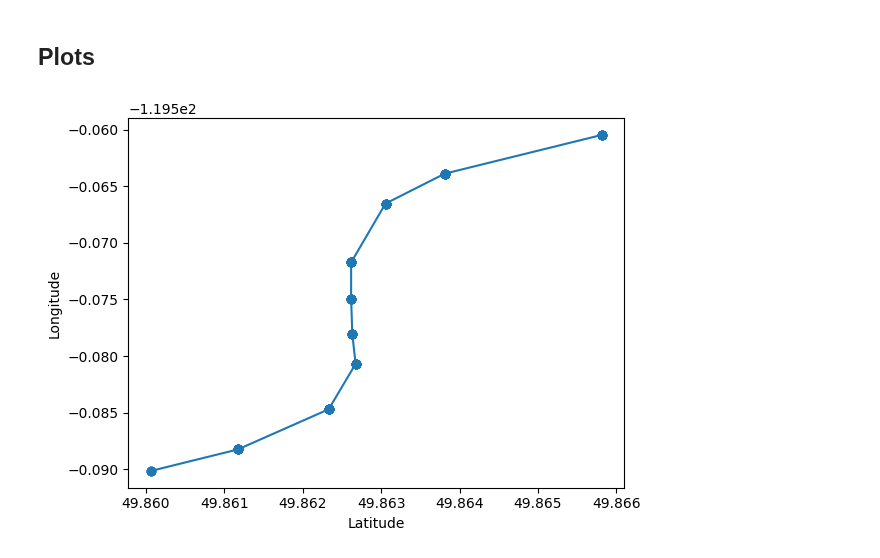
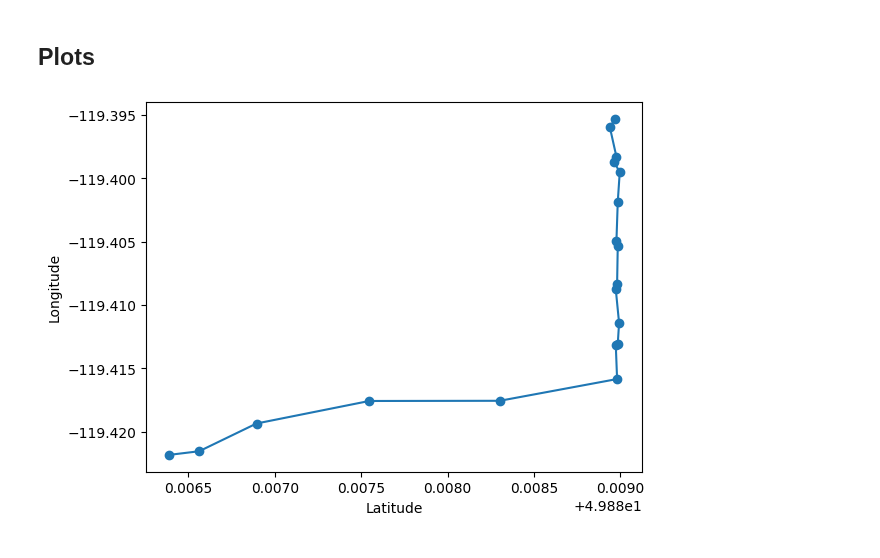
Before and after one commit to AbdulRahmanSilmy/transit-forecasting, a Jupyter notebook: src/data_ingestion.ipynb, the cells around one changed output. Drawn from its saved outputs; the diff is of its cells as text; code cells hidden in the pictures.

Commit message:
add logic to deal with multiple entities

```diff
--- a/src/data_ingestion.ipynb
+++ b/src/data_ingestion.ipynb
@@ -90,23 +170,25 @@ df_path = os.path.join(data_dir, "vehicle_updates.csv")
 
 
 # script parameter
-download = False
+download = True
 # %% [markdown]
 ## Get Feed
 # %%
 if download:
     df = pd.DataFrame()
-
-    for i in range(100):
+    vehicle_current_timestamp = {}
+    for i in range(200):
         data = fetch_gtfs_data(realtime_vehicle_updates_url)
         if data:
             feed = parse_gtfs_data(data)
-            dict_entity_0 = feed_entity_to_dict(feed.entity[0])
+            list_dict_entities = extract_feed_info(feed)
             print(f"Feed has {len(feed.entity)} entities.")
-            df_row = pd.DataFrame([dict_entity_0])
-            df = pd.concat([df, df_row], ignore_index=True)
+            df_feed, vehicle_current_timestamp = get_df_feed(
+                list_dict_entities, vehicle_current_timestamp)
+            if not df_feed.empty:
+                df_feed = format_data(df_feed)
+                df = pd.concat([df, df_feed], ignore_index=True)
         sleep(1)
-    df['timestamp'] = pd.to_datetime(df['timestamp'], unit='s')
     df.to_csv(df_path, index=False)
 else:
     df = pd.read_csv(df_path)
@@ -113,9 +213,11 @@ else:
 # %% [markdown]
 ## Plots
+# %%
+df_bus = df[(df['trip_route_id']=='8-KEL') & (df['vehicle_id']=='3131326020')]
 # %%
-plt.plot(df['position_latitude'], df['position_longitude'], marker='o', linestyle='-')
+plt.plot(df_bus['position_latitude'], df_bus['position_longitude'], marker='o', linestyle='-')
 plt.xlabel('Latitude')
 plt.ylabel('Longitude')
 plt.show()
 # %% [output]
-[figure, old version]
+[figure, new version]
```
Also changed, not shown: parts of 4 cells of this notebook.
